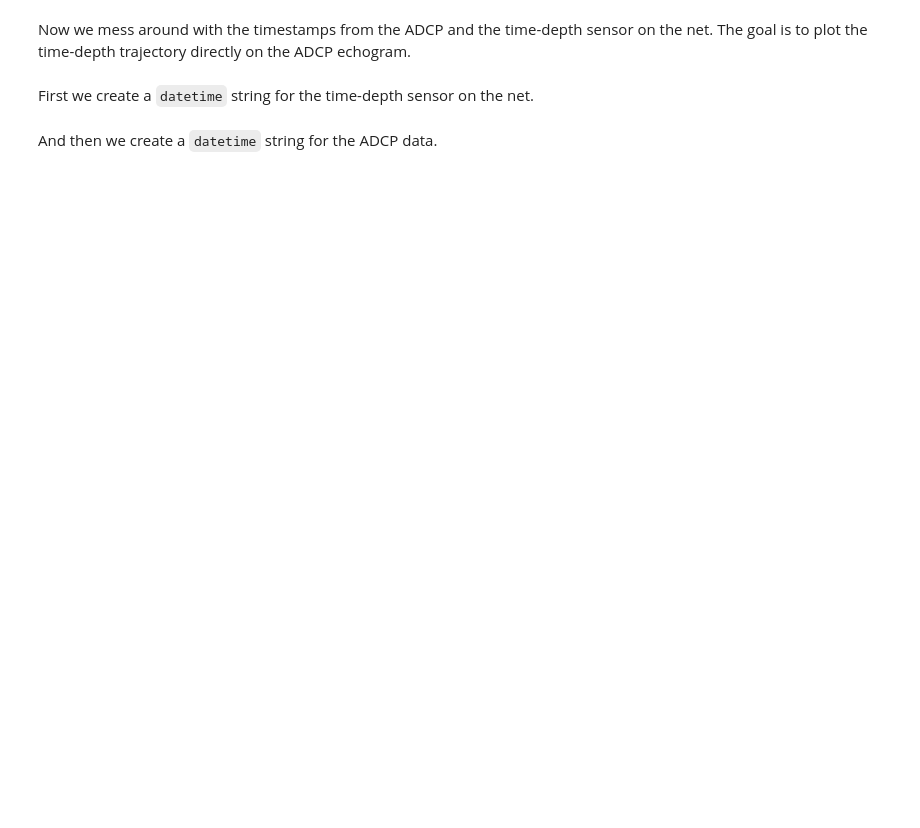
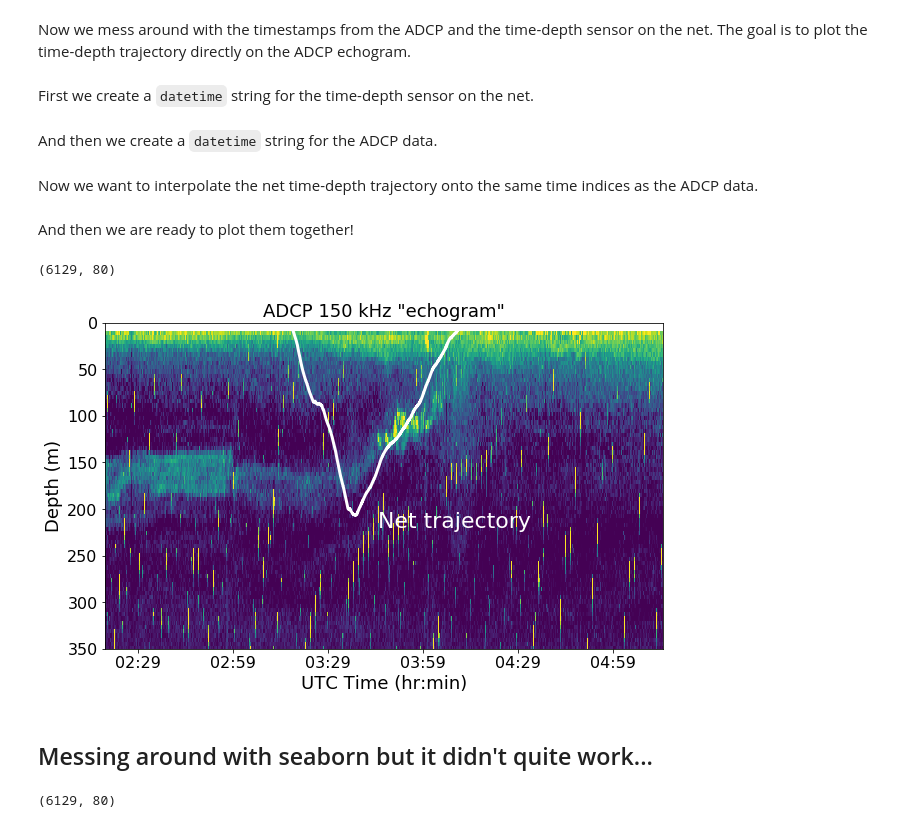
Before and after one commit to leewujung/adcp2Sv, a Jupyter notebook: RR1812_net_tow_20180721.ipynb, the cells around one changed output. Saved outputs shown, nothing was run; the diff lists cells and outputs as text; code cells hidden in the pictures; blank space fills up the shorter version.

Commit message:
figure ready using matplotlib, still can't make it work using seaborn yet

```diff
--- a/RR1812_net_tow_20180721.ipynb
+++ b/RR1812_net_tow_20180721.ipynb
@@ -130,3 +116,7 @@ net_timestamp = net_timestamp.dt.tz_localize('US/Pacific')
+# %%
+net_depth = pd.Series((net['Pressure']-1013.25)*0.010197442889221,name='depth')
+# %%
+net = pd.Series(net_depth.values,index=net_timestamp.values)
 # %% [markdown]
 And then we create a `datetime` string for the ADCP data.
 # %%
@@ -135,3 +125,50 @@ adcp_timestack = np.vstack((data_150.rVL['Year']+2000,data_150.rVL['Month'],data
 # %%
 adcp_timestamp = pd.to_datetime(pd.DataFrame(adcp_timestack,columns=['year','month','day','hour','minute','second']))
 adcp_timestamp = adcp_timestamp.dt.tz_localize('UTC')
+# %% [markdown]
+Now we want to interpolate the net time-depth trajectory onto the same time indices as the ADCP data.
+# %%
+x = pd.concat([net, pd.Series(index=adcp_timestamp)])
+net_depth_on_adcp_timestamp = x.groupby(x.index).first().sort_index().interpolate(method='nearest')[adcp_timestamp]
+# %% [markdown]
+And then we are ready to plot them together!
+# %%
+val_mtx = data_150.amp1-param_150['absorption']-2*param_150['spreading_loss']
+actual_depth_bin = np.round(param_150['range'],2)
+val_mtx.shape
+# %% [output]
+(6129, 80)
+# %%
+# Plotting
+# ADCP echogram
+fig = plt.figure(figsize=(10,6))
+ax = fig.add_subplot(1,1,1)
+im = ax.imshow(val_mtx.T,aspect='auto',interpolation='none',\
+               extent=[500,5000,actual_depth_bin[-1],actual_depth_bin[0]],\
+               vmin=160, vmax=260)
+# divider = make_axes_locatable(ax)
+# cax = divider.append_axes("right", size="1%", pad=0.05)
+# cbar = plt.colorbar(im,cax=cax)
+# cbar.ax.tick_params(labelsize=14)
+ax.set_xticks(ping_num_150)
+ax.set_xticklabels(time_str_150,fontsize=16)
+ax.set_xlabel('UTC Time (hr:min)',fontsize=18)
+ax.set_yticklabels(np.arange(0,400,50),fontsize=16)
+ax.set_ylabel('Depth (m)',fontsize=18)
+ax.set_ylim([350,0])
+ax.set_title('ADCP 150 kHz "echogram"',fontsize=18)
+
+# Net tow trajectory
+ax.plot(net_depth_on_adcp_timestamp.values,color='w',linewidth=3)
+
+# Annotation
+ax.text(x=2700,y=220,s='Net trajectory',color='w',fontsize=22)
+# ax.annotate('Net trajectory', xy=(3000, 200), xytext=(3000, 230),
+#             arrowprops=dict(facecolor='w', edgecolor='w', shrink=0.05))
+
+plt.savefig('/Volumes/Transcend/Dropbox/Z_wjlee/20180719_ooi_cruise/net_tow/2018-07-21-adcp-tow.png',dpi=150)
+plt.show()
+# %% [output]
+[figure, added]
+# %% [markdown]
+## Messing around with seaborn but it didn't quite work...
@@ -137,0 +180,4 @@ adcp_timestamp = adcp_timestamp.dt.tz_localize('UTC')
+# %%
+adcp_echogram.shape
+# %% [output]
+(6129, 80)
```
Also changed, not shown: parts of 21 cells of this notebook, 2 other files.
